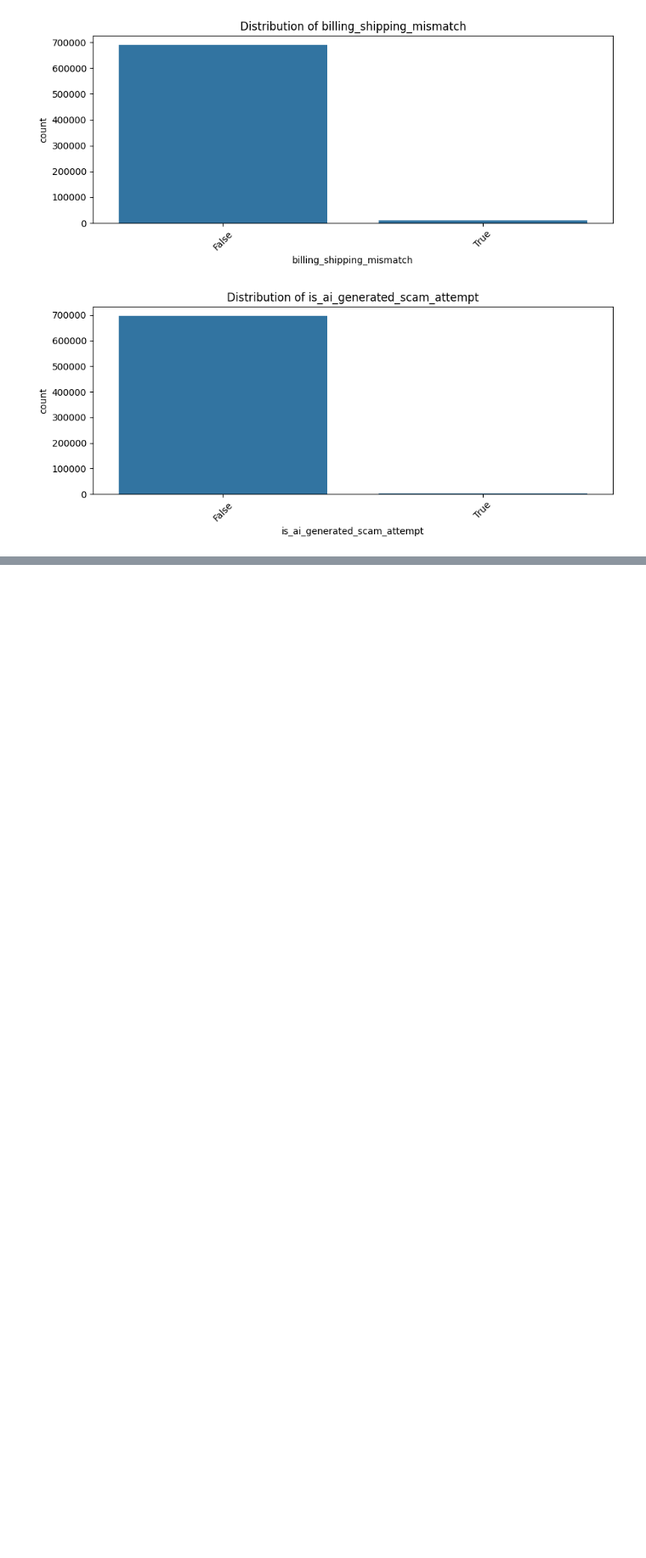
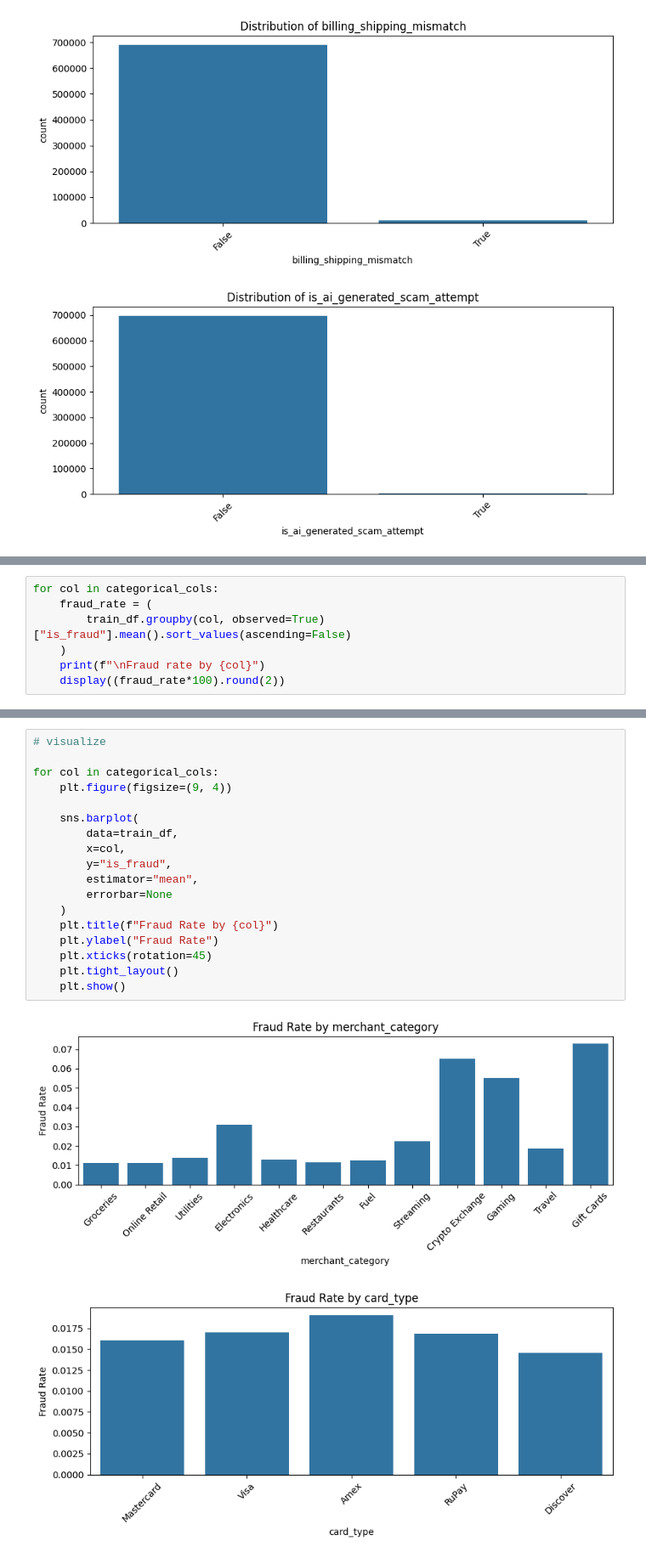
Before and after one commit to Aman-Sharma1812/Kaggle-Competitions, a Jupyter notebook: predicting-credit-card-fraud.ipynb, the cells around one changed output, grey strips where cells are left out. Shown at 85% size. Saved outputs shown, nothing was run; the diff lists cells and outputs as text; blank space fills up the shorter version.

```diff
--- a/predicting-credit-card-fraud.ipynb
+++ b/predicting-credit-card-fraud.ipynb
@@ -305,0 +309,7 @@ dtype: int64
+# %%
+for col in categorical_cols:
+    fraud_rate = (
+        train_df.groupby(col, observed=True)["is_fraud"].mean().sort_values(ascending=False)
+    )
+    print(f"\nFraud rate by {col}")
+    display((fraud_rate*100).round(2))
@@ -305,0 +373,21 @@ dtype: int64
+# %%
+# visualize
+
+for col in categorical_cols:
+    plt.figure(figsize=(9, 4))
+
+    sns.barplot(
+        data=train_df,
+        x=col,
+        y="is_fraud",
+        estimator="mean",
+        errorbar=None
+    )
+    plt.title(f"Fraud Rate by {col}")
+    plt.ylabel("Fraud Rate")
+    plt.xticks(rotation=45)
+    plt.tight_layout()
+    plt.show()
+# %% [output]
+[figure, added]
+[figure, added]
```
Also changed, not shown: parts of 25 cells of this notebook.
